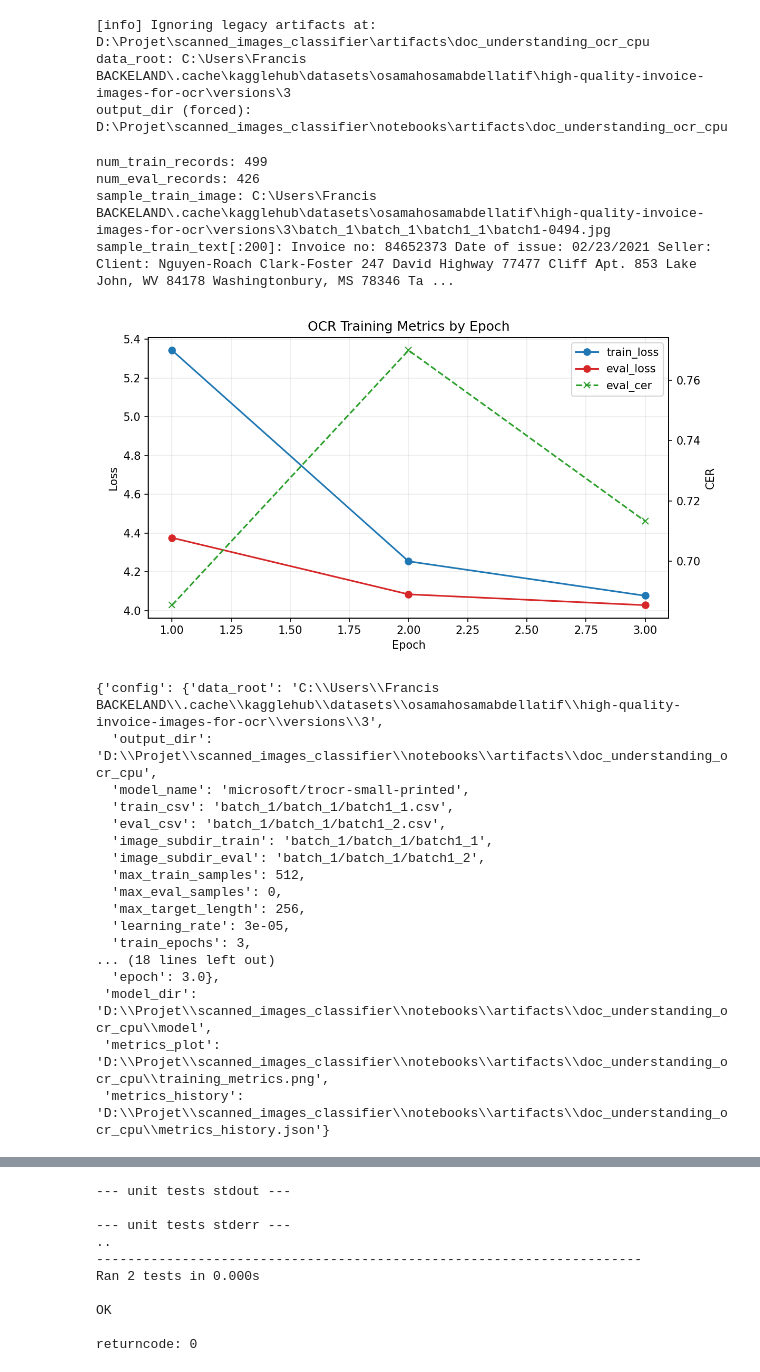
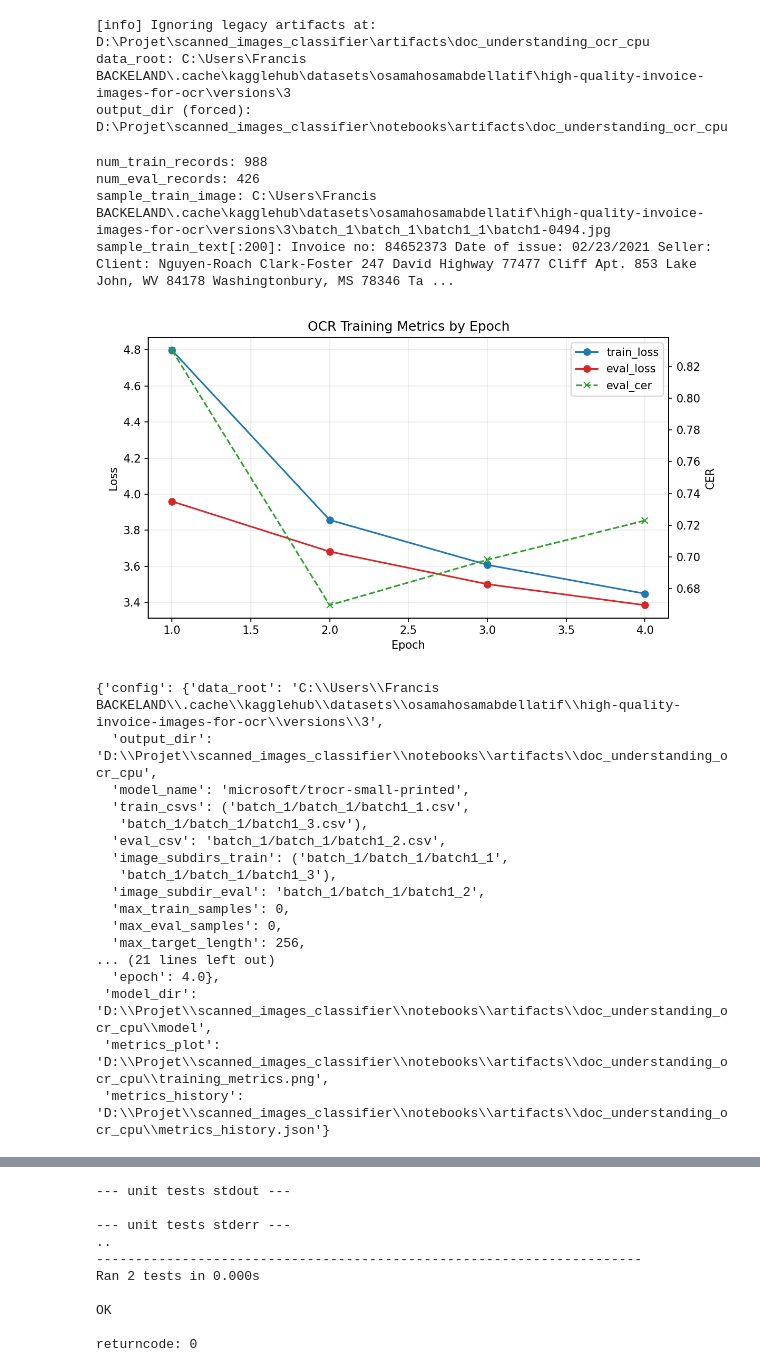
Before and after one commit to happy-developer/scanned_images_classifier, a Jupyter notebook: notebooks/ocr_image_finetuning_cpu.ipynb, the cells around one changed output, grey strips where cells are left out. Cells and saved outputs as stored; diff of their text form; code cells hidden in the pictures.

```diff
--- a/notebooks/ocr_image_finetuning_cpu.ipynb
+++ b/notebooks/ocr_image_finetuning_cpu.ipynb
@@ -45,11 +45,20 @@ print("output_dir (forced):", output_dir)
 data_root: C:\Users\Francis BACKELAND\.cache\kagglehub\datasets\osamahosamabdellatif\high-quality-invoice-images-for-ocr\versions\3
 output_dir (forced): D:\Projet\scanned_images_classifier\notebooks\artifacts\doc_understanding_ocr_cpu
 # %%
+train_csvs = (
+    "batch_1/batch_1/batch1_1.csv",
+    "batch_1/batch_1/batch1_3.csv",
+)
+train_image_subdirs = (
+    "batch_1/batch_1/batch1_1",
+    "batch_1/batch_1/batch1_3",
+)
+
 train_records, eval_records = load_default_train_eval(
     data_root=data_root,
-    train_csv="batch_1/batch_1/batch1_1.csv",
+    train_csvs=train_csvs,
     eval_csv="batch_1/batch_1/batch1_2.csv",
-    image_subdir_train="batch_1/batch_1/batch1_1",
+    image_subdirs_train=train_image_subdirs,
     image_subdir_eval="batch_1/batch_1/batch1_2",
 )
 
@@ -58,53 +67,58 @@ print("num_eval_records:", len(eval_records))
 print("sample_train_image:", train_records[0].image_path)
 print("sample_train_text[:200]:", train_records[0].ocr_text[:200])
 # %% [output]
-num_train_records: 499
+num_train_records: 988
 num_eval_records: 426
 sample_train_image: C:\Users\Francis BACKELAND\.cache\kagglehub\datasets\osamahosamabdellatif\high-quality-invoice-images-for-ocr\versions\3\batch_1\batch_1\batch1_1\batch1-0494.jpg
 sample_train_text[:200]: Invoice no: 84652373 Date of issue: 02/23/2021 Seller: Client: Nguyen-Roach Clark-Foster 247 David Highway 77477 Cliff Apt. 853 Lake John, WV 84178 Washingtonbury, MS 78346 Ta ...
 # %%
-# Preset CPU stable (short run)
-EPOCHS = 3
-MAX_TRAIN_SAMPLES = 512
-MAX_EVAL_SAMPLES = 0  # <=0 => use full eval split (batch1_2)
+# Preset principal (8-12 epochs, early stopping actif)
+MODEL_NAME = "microsoft/trocr-small-printed"
+EPOCHS = 10
+MAX_TRAIN_SAMPLES = 0  # <=0 => tout le train (batch1_1 + batch1_3)
+MAX_EVAL_SAMPLES = 0   # <=0 => tout eval (batch1_2)
 TRAIN_BATCH_SIZE = 2
 EVAL_BATCH_SIZE = 2
 LEARNING_RATE = 3e-5
 
 cfg = TrainConfig(
     data_root=data_root,
     output_dir=output_dir,
-    model_name="microsoft/trocr-small-printed",
-    train_csv="batch_1/batch_1/batch1_1.csv",
+    model_name=MODEL_NAME,
+    train_csvs=train_csvs,
     eval_csv="batch_1/batch_1/batch1_2.csv",
-    image_subdir_train="batch_1/batch_1/batch1_1",
+    image_subdirs_train=train_image_subdirs,
     image_subdir_eval="batch_1/batch_1/batch1_2",
     max_train_samples=MAX_TRAIN_SAMPLES,
     max_eval_samples=MAX_EVAL_SAMPLES,
     train_epochs=EPOCHS,
     per_device_train_batch_size=TRAIN_BATCH_SIZE,
     per_device_eval_batch_size=EVAL_BATCH_SIZE,
     learning_rate=LEARNING_RATE,
+    generation_num_beams=4,
+    generation_length_penalty=1.0,
+    generation_no_repeat_ngram_size=3,
+    generation_repetition_penalty=1.1,
 )
 
 summary = run_training(cfg)
 summary
 # %% [output]
-[figure, old version]
+[figure, new version]
 {'config': {'data_root': 'C:\\Users\\Francis BACKELAND\\.cache\\kagglehub\\datasets\\osamahosamabdellatif\\high-quality-invoice-images-for-ocr\\versions\\3',
   'output_dir': 'D:\\Projet\\scanned_images_classifier\\notebooks\\artifacts\\doc_understanding_ocr_cpu',
   'model_name': 'microsoft/trocr-small-printed',
-  'train_csv': 'batch_1/batch_1/batch1_1.csv',
+  'train_csvs': ('batch_1/batch_1/batch1_1.csv',
+   'batch_1/batch_1/batch1_3.csv'),
   'eval_csv': 'batch_1/batch_1/batch1_2.csv',
-  'image_subdir_train': 'batch_1/batch_1/batch1_1',
+  'image_subdirs_train': ('batch_1/batch_1/batch1_1',
+   'batch_1/batch_1/batch1_3'),
   'image_subdir_eval': 'batch_1/batch_1/batch1_2',
-  'max_train_samples': 512,
+  'max_train_samples': 0,
   'max_eval_samples': 0,
   'max_target_length': 256,
-  'learning_rate': 3e-05,
-  'train_epochs': 3,
-... (18 lines left out)
-  'epoch': 3.0},
+... (21 lines left out)
+  'epoch': 4.0},
  'model_dir': 'D:\\Projet\\scanned_images_classifier\\notebooks\\artifacts\\doc_understanding_ocr_cpu\\model',
  'metrics_plot': 'D:\\Projet\\scanned_images_classifier\\notebooks\\artifacts\\doc_understanding_ocr_cpu\\training_metrics.png',
  'metrics_history': 'D:\\Projet\\scanned_images_classifier\\notebooks\\artifacts\\doc_understanding_ocr_cpu\\metrics_history.json'}
```
Also changed, not shown: parts of 11 cells of this notebook, 9 other files.
